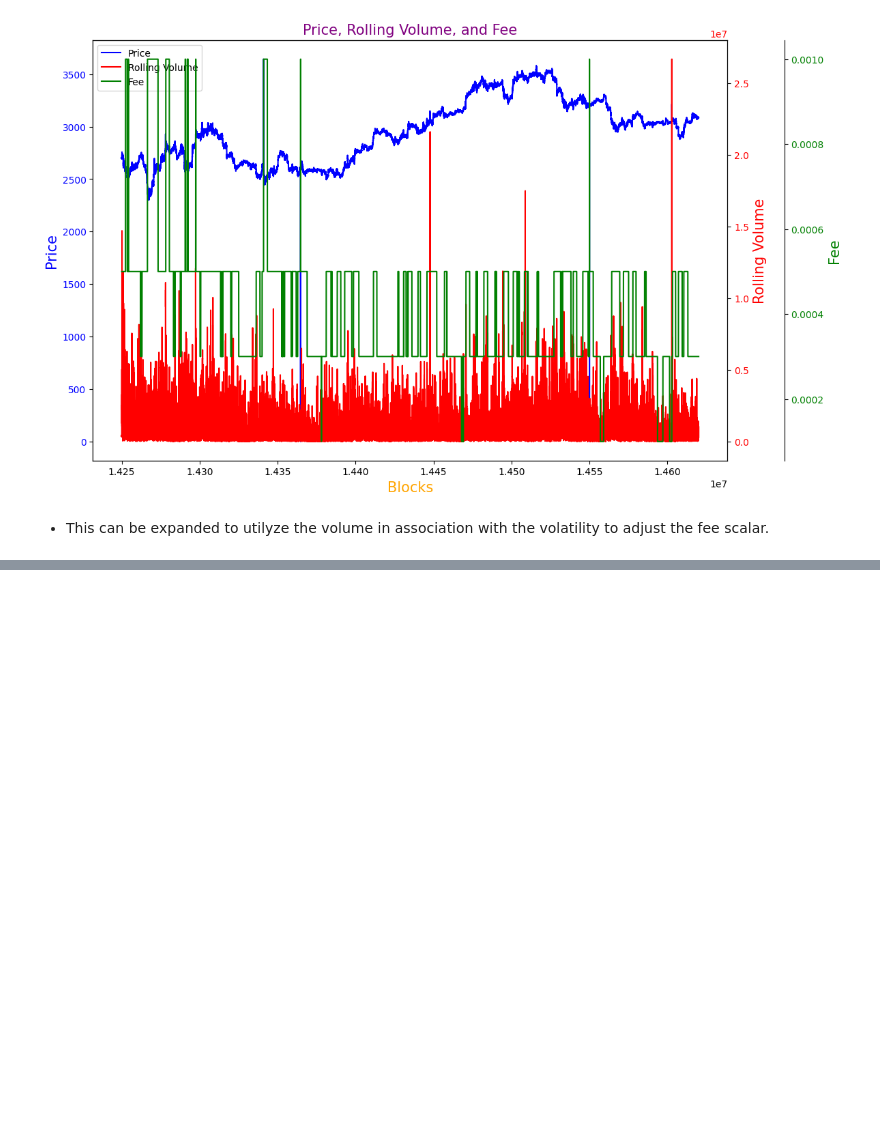
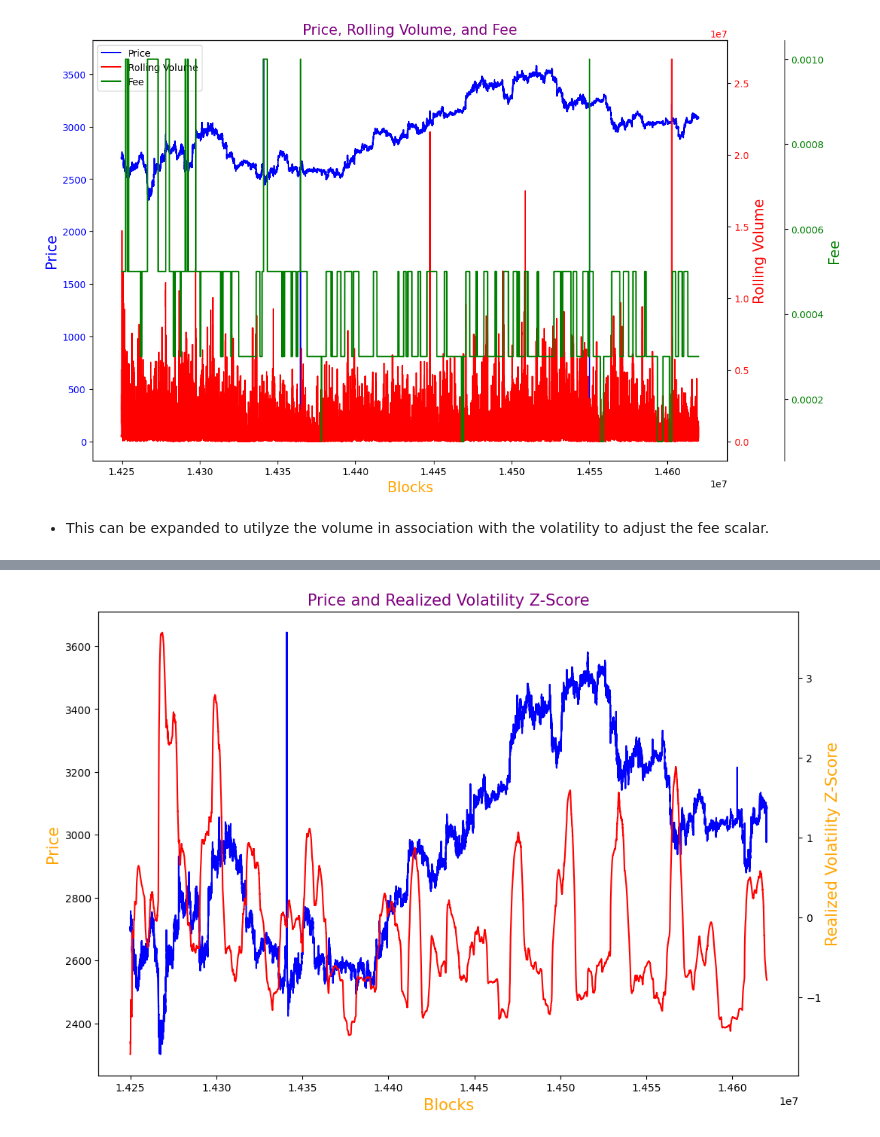
Before and after one commit to semiotic-ai/realized_volatility_substream, a Jupyter notebook: notebooks/notebooks/notes-denver.ipynb, the cells around one changed output, grey strips where cells are left out. Drawn from its saved outputs; the diff is of its cells as text; code cells hidden in the pictures; blank space fills up the shorter version.

```diff
--- a/notebooks/notebooks/notes-denver.ipynb
+++ b/notebooks/notebooks/notes-denver.ipynb
@@ -816,0 +996,15 @@ plot_triple_line(
+# %%
+plot_dual_line(
+    df=df,
+    x_col='evt_block_number',
+    y1_col='price',
+    y2_col='z_score',
+    title='Price and Realized Volatility Z-Score',
+    x_label='Blocks',
+    y1_label='Price',
+    y2_label='Realized Volatility Z-Score',
+    color1='blue',
+    color2='red'
+)
+# %% [output]
+[figure, added]
```
Also changed, not shown: parts of 23 cells of this notebook, 2 other files.
